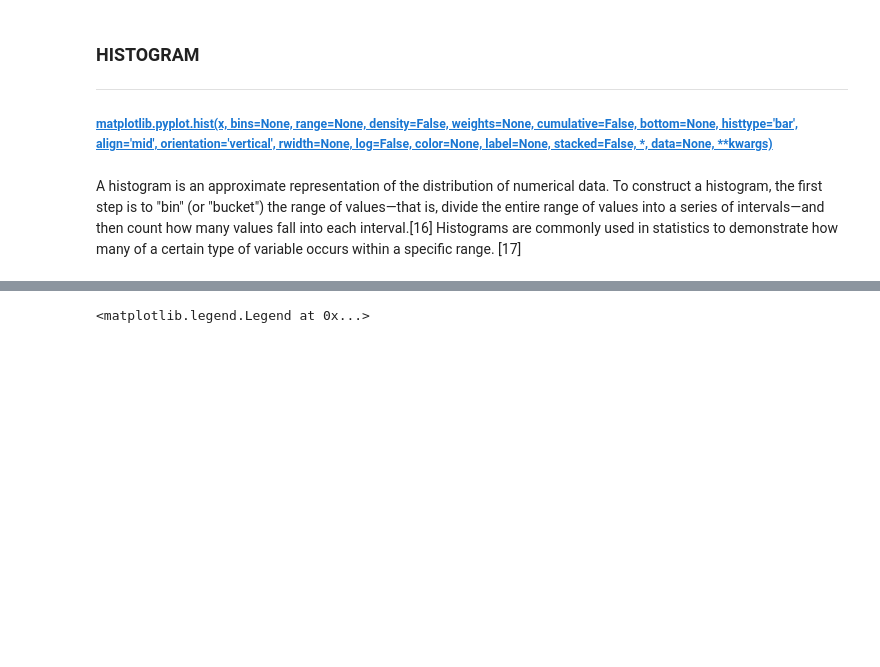
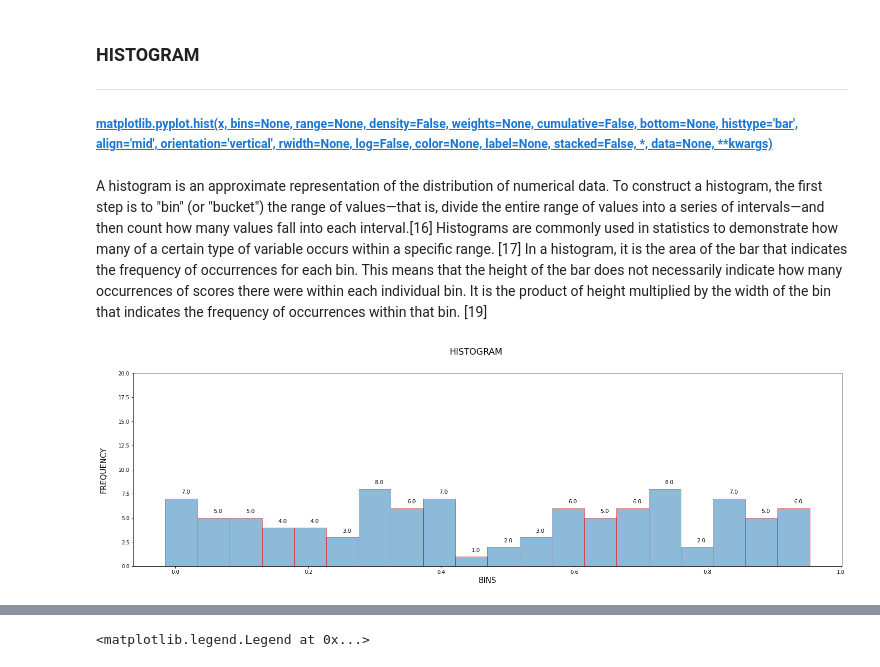
Before and after one commit to AnteDujic/Fundamentals-of-Data-Analysis, a Jupyter notebook: pyplot.ipynb, the cells around one changed output, grey strips where cells are left out. Drawn from its saved outputs; the diff is of its cells as text; code cells hidden in the pictures; blank space fills up the shorter version.

```diff
--- a/pyplot.ipynb
+++ b/pyplot.ipynb
@@ -330,4 +346,17 @@ plt.show()
 ***
 ##### [matplotlib.pyplot.hist(x, bins=None, range=None, density=False, weights=None, cumulative=False, bottom=None, histtype='bar', align='mid', orientation='vertical', rwidth=None, log=False, color=None, label=None, stacked=False, *, data=None, **kwargs)](https://matplotlib.org/stable/api/_as_gen/matplotlib.pyplot.hist.html)
 # %% [markdown]
-A histogram is an approximate representation of the distribution of numerical data. To construct a histogram, the first step is to "bin" (or "bucket") the range of values—that is, divide the entire range of values into a series of intervals—and then count how many values fall into each interval.[16] Histograms are commonly used in statistics to demonstrate how many of a certain type of variable occurs within a specific range. [17]
+A histogram is an approximate representation of the distribution of numerical data. To construct a histogram, the first step is to "bin" (or "bucket") the range of values—that is, divide the entire range of values into a series of intervals—and then count how many values fall into each interval.[16] Histograms are commonly used in statistics to demonstrate how many of a certain type of variable occurs within a specific range. [17] In a histogram, it is the area of the bar that indicates the frequency of occurrences for each bin. This means that the height of the bar does not necessarily indicate how many occurrences of scores there were within each individual bin. It is the product of height multiplied by the width of the bin that indicates the frequency of occurrences within that bin. [19]
+# %%
+fig, axs = plt.subplots( figsize = (25,7))
+fig.suptitle ("HISTOGRAM", size = "xx-large")
+your_bins = 20
+data = rng.random(100)
+arr = plt.hist(data,bins=your_bins, align = "left", edgecolor = "red", alpha = 0.5)
+for i in range(your_bins):
+    plt.text(arr[1][i],(arr[0][i])+0.5,str(arr[0][i]), fontsize = 11)
+    plt.ylim([0, 20])
+    plt.xlabel("BINS", size = 15)
+    plt.ylabel("FREQUENCY\n", size = 15)
+# %% [output]
+[figure, added]
```
Also changed, not shown: parts of 13 cells of this notebook.
